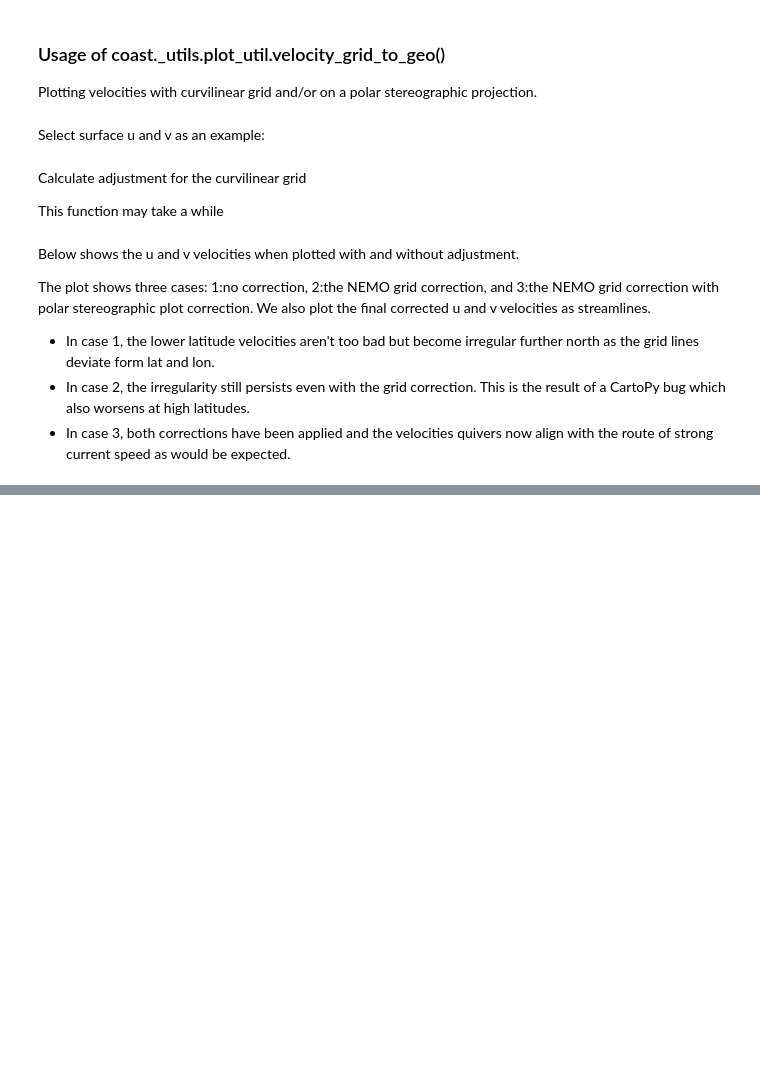
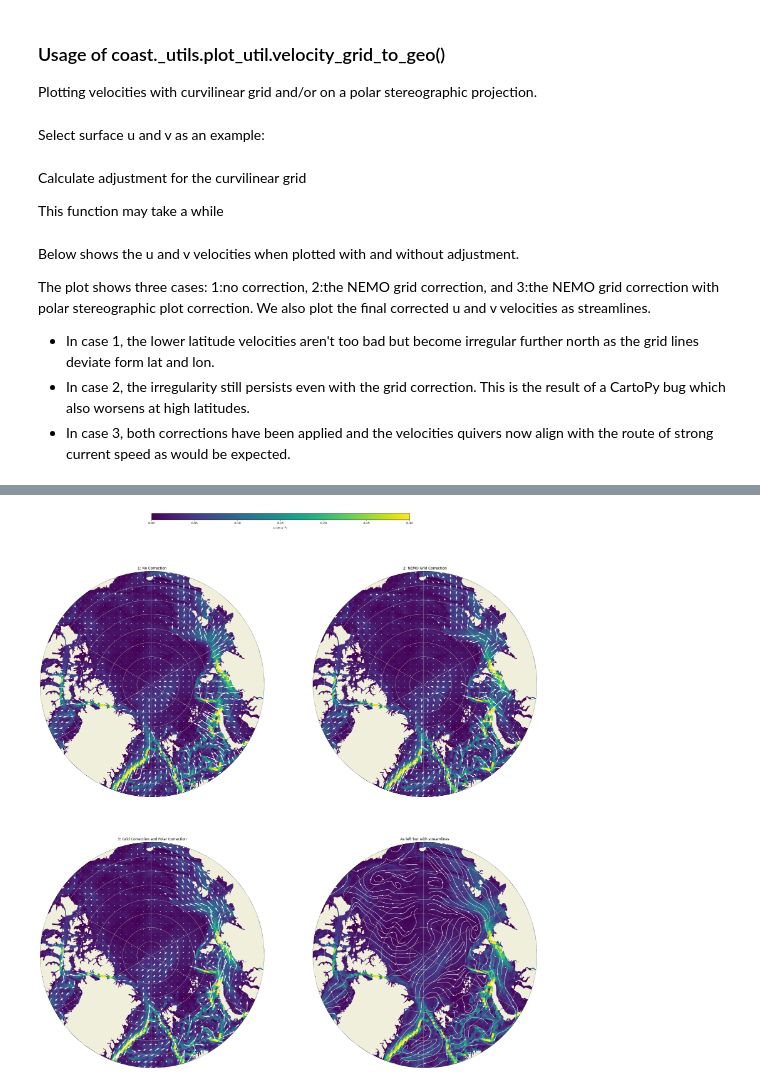
Before and after one commit to British-Oceanographic-Data-Centre/COAsT, a Jupyter notebook: example_scripts/notebook_tutorials/runnable_notebooks/general/quiver_tutorial.ipynb, the cells around one changed output, grey strips where cells are left out. Drawn from its saved outputs; the diff is of its cells as text; code cells hidden in the pictures; blank space fills up the shorter version.

```diff
--- a/example_scripts/notebook_tutorials/runnable_notebooks/general/quiver_tutorial.ipynb
+++ b/example_scripts/notebook_tutorials/runnable_notebooks/general/quiver_tutorial.ipynb
@@ -18,7 +22,7 @@ import coast
 
 Plotting velocities with curvilinear grid and/or on a polar stereographic projection.
 # %%
-root = "./"
+root = "../../../../"
 # Paths to a single or multiple data files.
 dn_files = root + "example_files/"
 fn_nemo_dat_t = dn_files + "coast_nemo_quiver_thetao.nc"
@@ -71,3 +71,9 @@ u_new, v_new = coast._utils.plot_util.velocity_grid_to_geo(
+# %%
+uv_velocities = [data_u.to_array().values[0, :, :], data_v.to_array().values[0, :, :]]
+u_new, v_new = coast._utils.plot_util.velocity_grid_to_geo(
+    nemo_data_t.longitude.values, nemo_data_t.latitude.values,
+    uv_velocities,
+    polar_stereo_cartopy_bug_fix=False)
 # %%
 # Apply the CartoPy stereographic polar correction
 # NOTE: This could have been applied automatically with `polar_stereo=True` in
@@ -149,0 +97,59 @@ plt.show()
+# %%
+# Subplot axes settings
+n_r = 2  # Number of subplot rows
+n_c = 2  # Number of subplot columns
+figsize = (20, 20)  # Figure size
+subplot_padding = 0.5  # Amount of vertical and horizontal padding between plots
+fig_pad = (0.075, 0.075, 0.1, 0.1)  # Figure padding (left, top, right, bottom)
+
+# Labels and Titles
+fig_title = "Velocity Plot"  # Whole figure title
+
+# Create plot and flatten axis array
+fig, ax = plt.subplots(n_r, n_c, subplot_kw={"projection": mrc}, sharey=True, sharex=True, figsize=figsize)
+cax = fig.add_axes([0.3, 0.96, 0.4, 0.01])
+
+
+ax = ax.flatten()
+for rr in range(n_r * n_c):
+    ax[rr].add_feature(cfeature.LAND, zorder=100)
+    ax[rr].gridlines()
+    ax[rr].set_extent([-180, 180, 70, 90], crs=data_crs)
+    coast._utils.plot_util.set_circle(ax[rr])
+
+
+cs = ax[0].pcolormesh(nemo_data_t.longitude.values, nemo_data_t.latitude.values, speed, transform=data_crs, vmin=0, vmax=0.3)
+ax[0].quiver(nemo_data_t.longitude.values, nemo_data_t.latitude.values,
+    data_u.to_array().values[0, :, :], data_v.to_array().values[0, :, :],
+    color='w', transform=data_crs, angles='xy', regrid_shape=40)
+
+ax[1].pcolormesh(nemo_data_t.longitude.values, nemo_data_t.latitude.values, speed, transform=data_crs, vmin=0, vmax=0.3)
+ax[1].quiver(nemo_data_t.longitude.values, nemo_data_t.latitude.values,
+    u_new, v_new,
+    color='w', transform=data_crs, angles='xy', regrid_shape=40)
+
+ax[2].pcolormesh(nemo_data_t.longitude.values, nemo_data_t.latitude.values, speed, transform=data_crs, vmin=0, vmax=0.3)
+ax[2].quiver(nemo_data_t.longitude.values, nemo_data_t.latitude.values,
+    u_pol, v_pol,
+    color='w', transform=data_crs, angles='xy', regrid_shape=40)
+
+ax[3].pcolormesh(nemo_data_t.longitude.values, nemo_data_t.latitude.values, speed, transform=data_crs, vmin=0, vmax=0.3)
+ax[3].streamplot(nemo_data_t.longitude.values, nemo_data_t.latitude.values,
+    u_pol, v_pol, transform=data_crs, linewidth=1, density=2, color='w', zorder=101)
+
+ax[0].set_title('1: No Correction')
+ax[1].set_title('2: NEMO Grid Correction')
+ax[2].set_title('3: Grid Correction and Polar Correction')
+ax[3].set_title('As left but with streamlines')
+
+fig.colorbar(cs, cax=cax, orientation='horizontal')
+cax.set_xlabel('U (m s$^{-1}$)')
+
+#fig.tight_layout(w_pad=subplot_padding, h_pad=subplot_padding)
+#fig.subplots_adjust(left=(fig_pad[0]), bottom=(fig_pad[1]), right=(1 - fig_pad[2]), top=(1 - fig_pad[3]))
+
+plt.show()
+# uncomment this line to save an output image
+# fig.savefig(fn_out)
+# %% [output]
+[figure, added]
```
Also changed, not shown: parts of 4 cells of this notebook, 9 other files.
